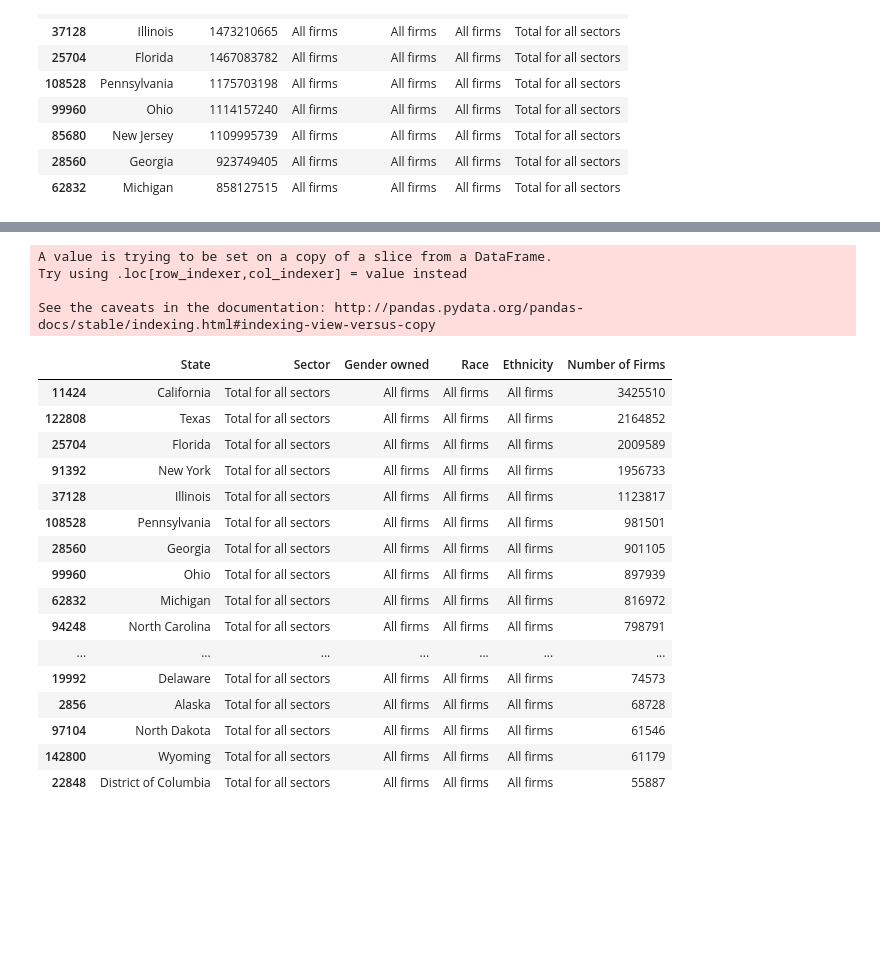
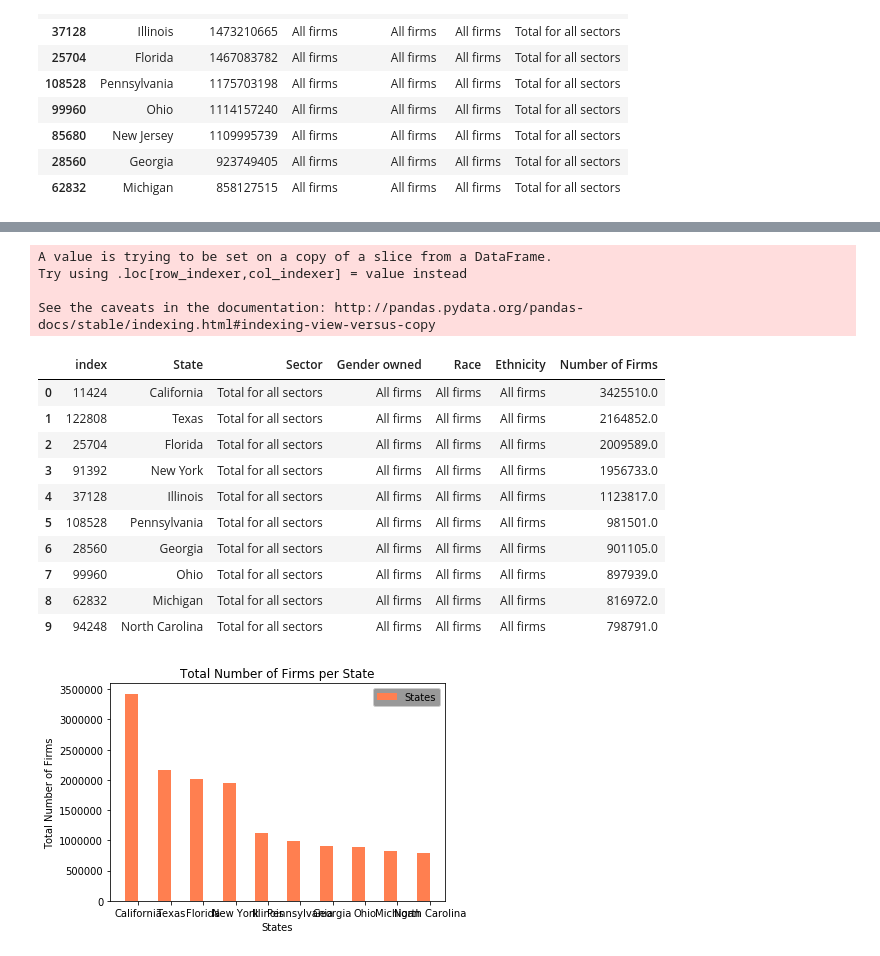
Before and after one commit to tafolabi/Project_Alpha, a Jupyter notebook: 2007.ipynb, the cells around one changed output, grey strips where cells are left out. Drawn from its saved outputs; the diff is of its cells as text; code cells hidden in the pictures; blank space fills up the shorter version.

```diff
--- a/2007.ipynb
+++ b/2007.ipynb
@@ -355,7 +245,7 @@ plt.savefig("Output/AvgIncome__MFstate2007.png")
 # %%
-#state, sector, gender owned, race,ethinicity
+#Filter the orginal dataframe to the colomns(dataset) of interest. [state, sector, gender owned, race,ethinicity]
 df_new=df[['State','Sector','Gender owned','Race', 'Ethnicity','Number of Firms']]
-df_new.convert_objects(convert_numeric=True)
-type(df_new)
-#df_a=df_new.drop(['Industries not classified','Mining, quarrying, and oil and gas extraction'], level=0)
+#convert the Numeric data from string to integer
+df_new['Number of Firms']=pd.to_numeric(df_new['Number of Firms'],errors='coerce')
+df_new
 # %% [output]
@@ -365,27 +275,46 @@ pandas.core.frame.DataFrame
 # %%
 df_b= df_new.loc[(df_new['Sector']=='Total for all sectors') &  (df_new['Race']=='All firms') &(df_new['Gender owned']=='All firms') & (df_new['Ethnicity']=='All firms')]
-df_b['Number of Firms']=pd.to_numeric(df_b['Number of Firms'])
+df_b['Number of Firms']=pd.to_numeric(df_b['Number of Firms'],errors='coerce')
 df_b=df_b.sort_values('Number of Firms', ascending= False)
 df_b
+df_plot = df_b.head(10)
+df_plot.reset_index(inplace=True)
+df_plot
+#df_plot['Number of Firms']
 # %% [output]
 A value is trying to be set on a copy of a slice from a DataFrame.
 Try using .loc[row_indexer,col_indexer] = value instead
 
 See the caveats in the documentation: http://pandas.pydata.org/pandas-docs/stable/indexing.html#indexing-view-versus-copy
-|  | State | Sector | Gender owned | Race | Ethnicity | Number of Firms |
-| 11424 | California | Total for all sectors | All firms | All firms | All firms | 3425510 |
-| 122808 | Texas | Total for all sectors | All firms | All firms | All firms | 2164852 |
-| 25704 | Florida | Total for all sectors | All firms | All firms | All firms | 2009589 |
-| 91392 | New York | Total for all sectors | All firms | All firms | All firms | 1956733 |
-| 37128 | Illinois | Total for all sectors | All firms | All firms | All firms | 1123817 |
-| 108528 | Pennsylvania | Total for all sectors | All firms | All firms | All firms | 981501 |
-| 28560 | Georgia | Total for all sectors | All firms | All firms | All firms | 901105 |
-| 99960 | Ohio | Total for all sectors | All firms | All firms | All firms | 897939 |
-| 62832 | Michigan | Total for all sectors | All firms | All firms | All firms | 816972 |
-| 94248 | North Carolina | Total for all sectors | All firms | All firms | All firms | 798791 |
-| ... | ... | ... | ... | ... | ... | ... |
-| 19992 | Delaware | Total for all sectors | All firms | All firms | All firms | 74573 |
-| 2856 | Alaska | Total for all sectors | All firms | All firms | All firms | 68728 |
-| 97104 | North Dakota | Total for all sectors | All firms | All firms | All firms | 61546 |
-| 142800 | Wyoming | Total for all sectors | All firms | All firms | All firms | 61179 |
-| 22848 | District of Columbia | Total for all sectors | All firms | All firms | All firms | 55887 |
+|  | index | State | Sector | Gender owned | Race | Ethnicity | Number of Firms |
+| 0 | 11424 | California | Total for all sectors | All firms | All firms | All firms | 3425510.0 |
+| 1 | 122808 | Texas | Total for all sectors | All firms | All firms | All firms | 2164852.0 |
+| 2 | 25704 | Florida | Total for all sectors | All firms | All firms | All firms | 2009589.0 |
+| 3 | 91392 | New York | Total for all sectors | All firms | All firms | All firms | 1956733.0 |
+| 4 | 37128 | Illinois | Total for all sectors | All firms | All firms | All firms | 1123817.0 |
+| 5 | 108528 | Pennsylvania | Total for all sectors | All firms | All firms | All firms | 981501.0 |
+| 6 | 28560 | Georgia | Total for all sectors | All firms | All firms | All firms | 901105.0 |
+| 7 | 99960 | Ohio | Total for all sectors | All firms | All firms | All firms | 897939.0 |
+| 8 | 62832 | Michigan | Total for all sectors | All firms | All firms | All firms | 816972.0 |
+| 9 | 94248 | North Carolina | Total for all sectors | All firms | All firms | All firms | 798791.0 |
+# %%
+xpos = np.arange(len(df_plot['State']))
+ypos = df_plot['Number of Firms']
+#plt.yticks(xpos+0.2, df_plot['Number of Firms'])
+plt.xticks(xpos+0.2, df_plot['State'])
+#plt.ticklabel_format(style='plain', axis='y', color='black')
+plt.bar(xpos, ypos, width=0.4,
+        label='States', facecolor='coral', align='center')
+#plt.bar(xpos+0.4, Top_ten_emp['Number of Firms'], width=0.4,
+       #label='Number of Firms', facecolor='lightskyblue', align='center')
+
+plt.title('Total Number of Firms per State', color='black')
+plt.ylabel(('Total Number of Firms'), color='black')
+plt.xlabel(('States'), color='black')
+legend = plt.legend()
+plt.rcParams['figure.figsize']= (12,7)
+plt.style.use('Solarize_Light2')
+legend.get_frame().set_facecolor('grey')
+# plt.savefig("Output/state_vs_Number of firms.png")
+# %% [output]
+[figure, added]
```
Also changed, not shown: parts of 27 cells of this notebook.
